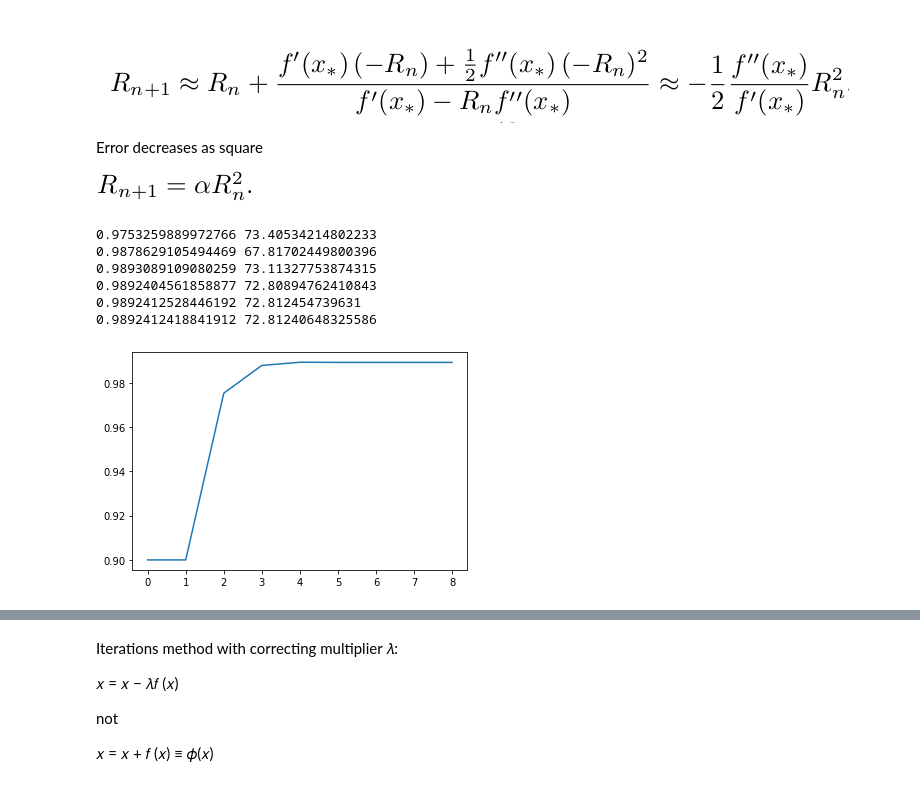
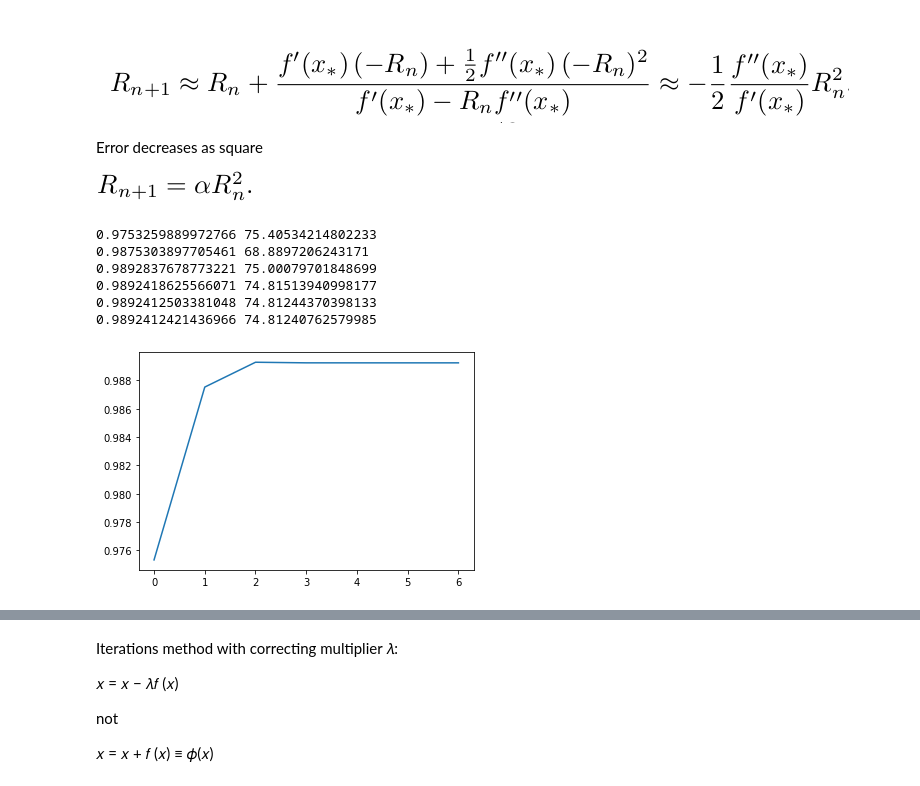
Before and after one commit to AntonioWanderer/CompPhys22, a Jupyter notebook: EnergyRoot.ipynb, the cells around one changed output, grey strips where cells are left out. Saved outputs shown, nothing was run; the diff lists cells and outputs as text; code cells hidden in the pictures.

```diff
--- a/EnergyRoot.ipynb
+++ b/EnergyRoot.ipynb
@@ -113,11 +113,14 @@ Number of dichotomy's steps is log((1-x)/(2*prec))/log(2)
 We divides our interval by 2 in every step
 # %%
 i=0
-result = [0, 0]
+result = []
 z=x+prec
 t=(x+1)/2
 result.append(t)
-while (result[-1]-result[-2])**2/abs(2*result[-2]-result[-1]-result[-3])>prec:
+while True:
+    if len(result)>2:
+      if (result[-1]-result[-2])**2/abs(2*result[-2]-result[-1]-result[-3])<prec:
+        break
     i=i+1
     z=t
     t=z-Func(z)/Fder(z)
@@ -149,33 +152,36 @@ Error decreases as square
 ![изображение.png](embedded-picture-2)
 # %%
 i=0
-result = [0.9,0.9]
+result = []
 #!!!
 t=(1+x)/2
 result.append(t)
-while (result[-1]-result[-2])**2/abs(2*result[-2]-result[-1]-result[-3])>prec:
+while True:
+    if len(result)>2:
+      if (result[-1]-result[-2])**2/abs(2*result[-2]-result[-1]-result[-3])<prec:
+        break
 #for _ in range(5):
     i=i+1
     z=t
-    lam = Fder(z)-1
+    lam = Fder(z)+1
     print(t, lam)
     t=z-1/lam*Func(z)
     result.append(t)
     #print(result, (result[-1]-result[-2])**2/abs(2*result[-2]-result[-1]-result[-3]))
 
 z=-z*u
 t=-t*u
 plt.plot(result)
 plt.show()
 print("Iterations energy root: ", t,"//", i," steps")
 
 x3 = t
 i3 = i
 # %% [output]
-0.9753259889972766 73.40534214802233
-0.9878629105494469 67.81702449800396
-0.9893089109080259 73.11327753874315
-0.9892404561858877 72.80894762410843
-0.9892412528446192 72.812454739631
-0.9892412418841912 72.81240648325586
+0.9753259889972766 75.40534214802233
+0.9875303897705461 68.8897206243171
+0.9892837678773221 75.00079701848699
+0.9892418625566071 74.81513940998177
+0.9892412503381048 74.81244370398133
+0.9892412421436966 74.81240762579985
-[figure, old version]
+[figure, new version]
```
Also changed, not shown: parts of 3 cells of this notebook.
